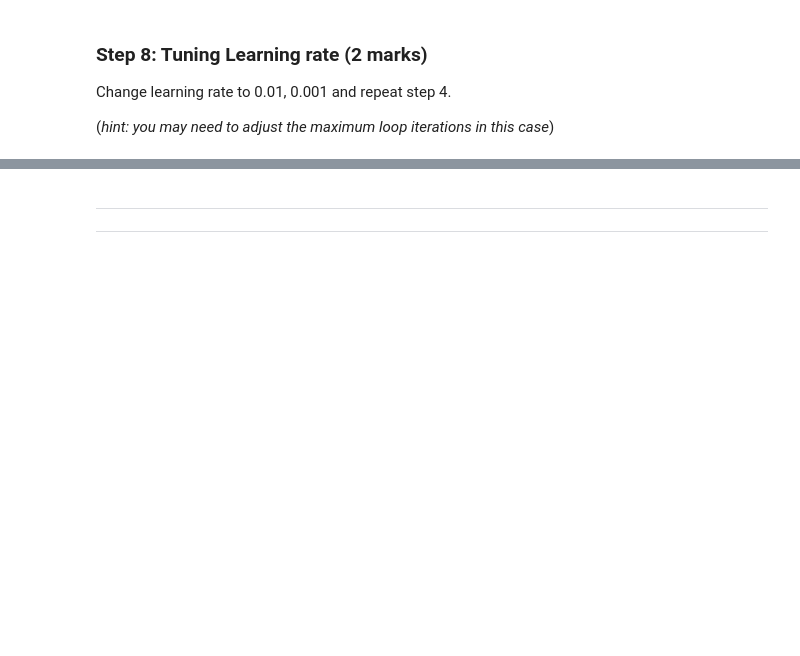
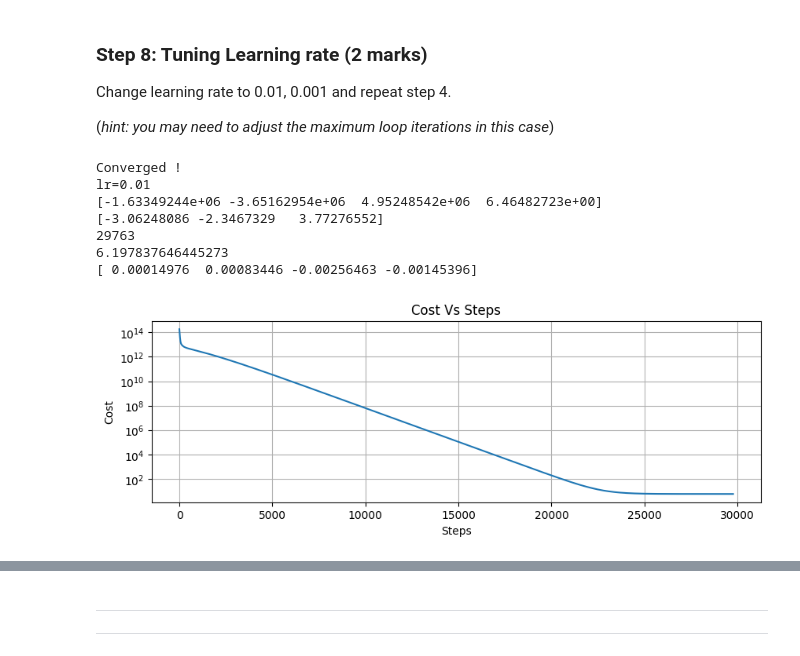
Before and after one commit to paul-dobre/engg680_2024_fall, a Jupyter notebook: Lab_Assignment3/Assignment3.ipynb, the cells around one changed output, grey strips where cells are left out. Cells and saved outputs as stored; diff of their text form; code cells hidden in the pictures; blank space fills up the shorter version.

```diff
--- a/Lab_Assignment3/Assignment3.ipynb
+++ b/Lab_Assignment3/Assignment3.ipynb
@@ -107,11 +126,11 @@ Call euclidean_norm function to calculate geometric distance.
 # Cost function: sum of squared residuals between measured and predicted pseudoranges
 def cost_function(r_pos, cdT, s_pos, pseudorange):
 
-  pseudorange_m = np.zeros(n) # n satellites, need n measured pseudoranges
+  P = np.zeros(n) # n satellites, n O
   for i in range(n):
-    pseudorange_m[i] = euclidean_norm(r_pos, s_pos[i]) + cdT # measured pseudoranges
+    P[i] = euclidean_norm(r_pos, s_pos[i]) - cdT # measured pseudoranges
 
-  L = np.sum((pseudorange - pseudorange_m)**2) # sum of squared residuals between measured and predicted pseudoranges
+  L = np.sum((pseudorange - P)**2) # sum of squared residuals between measured and predicted pseudoranges
   return L
 # %% [markdown]
 ### Step 2: Define the Gradient Computation Function (4 marks)
@@ -138,10 +157,10 @@ def gradient(r_pos, cdT, s_pos, pseudorange):
 
 # calculate derivative with respect to unknown receiver coordinates for each component
     for i in range(3):
-      grad[i] = -2/n * np.sum((pseudorange - distances - cdT)*(r_pos[i] - s_pos[:,i]) / distances)
+      grad[i] = 2/n * np.sum((distances - pseudorange + cdT)*(r_pos[i] - s_pos[:,i]) / distances)
 
 # calculate derivative with respect to unknown receiver clock offset
-    grad[3] = -2/n * np.sum(pseudorange - distances - cdT) # derivative with respect to cdT
+    grad[3] = 2/n * np.sum(distances - pseudorange + cdT) # derivative with respect to cdT
 
     return grad
 # %% [markdown]
@@ -167,6 +186,9 @@ def gradient_descent(pseudorange, s_pos, learning_rate=0.1, max_iters=10000, tol
     #initalize the estimates as zeros
     X = np.zeros(4)
 
+    cost_arr = np.array([])
+
+
     for iteration in range(max_iters):
         r_pos = X[:3]
         cdT = X[3]
@@ -174,6 +196,7 @@ def gradient_descent(pseudorange, s_pos, learning_rate=0.1, max_iters=10000, tol
         # compute the cost in the current step
         # (1 mark)
         current_cost = cost_function(r_pos, cdT, s_pos, pseudorange)
+
 
         # compute the gradients in the current step
         # (1 mark)
@@ -187,6 +210,7 @@ def gradient_descent(pseudorange, s_pos, learning_rate=0.1, max_iters=10000, tol
         # compute the new cost
         # (1 mark)
         new_cost = cost_function(X_new[:3], X_new[3], s_pos, pseudorange)
+
 
         # break the loop if converge
         if np.abs(current_cost - new_cost) < tolerance:
@@ -322,0 +368,41 @@ optimized_params_3 = #...
+# %%
+#set learning rate to 0.01
+#re-initialize arrays and counters
+arr_cost= []
+arr_grad= []
+arr_err=[]
+steps_count=0
+
+
+optimized_params_2 = gradient_descent(pseudorange, sat_pos,learning_rate=0.01,max_iters=10000000)
+
+# print the mentioned metrics
+print("lr=0.01")
+print(optimized_params)
+print(arr_err[-1])
+print(steps_count)
+print(arr_cost[-1])
+print(arr_grad[-1])
+
+
+fig , ax = plt.subplots(nrows=1,ncols=1, figsize=(10,3))
+# ...
+ax.semilogy(arr_cost)
+ax.set_xlabel("Steps")
+ax.set_ylabel("Cost")
+ax.set_title("Cost Vs Steps")
+ax.grid(True)
+#fig.tight_layout()
+plt.show()
+
+
+# ...
+# %% [output]
+Converged !
+lr=0.01
+[-1.63349244e+06 -3.65162954e+06  4.95248542e+06  6.46482723e+00]
+[-3.06248086 -2.3467329   3.77276552]
+29763
+6.197837646445273
+[ 0.00014976  0.00083446 -0.00256463 -0.00145396]
+[figure, added]
```
Also changed, not shown: parts of 13 cells of this notebook.
